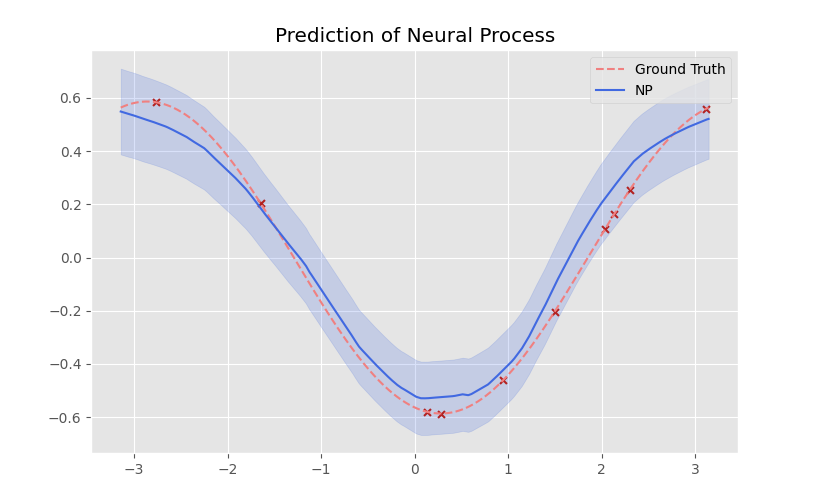
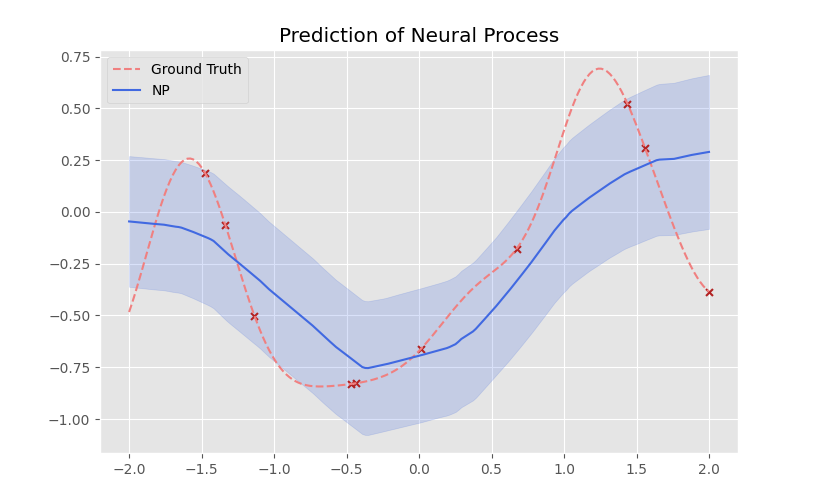
Before and after one commit to dbsxodud-11/np_variants, a Jupyter notebook: notebooks/np.ipynb, the cells around one changed output. Drawn from its saved outputs; the diff is of its cells as text; code cells hidden in the pictures.

Commit message:
function changed & iwae loss adopted

```diff
--- a/notebooks/np.ipynb
+++ b/notebooks/np.ipynb
@@ -33,0 +19,12 @@ plt.tight_layout()
+# %%
+from data.func_generator import GPCurve
+from utils import context_target_split
+
+func_generator = GPCurve(kernel="rbf", lb=-2.0, ub=2.0, dtype=dtype, device=device)
+batch_x, batch_y = func_generator.sample_for_visualize(batch_size=10, num_samples=100)
+
+for i in range(10):
+    plt.plot(batch_x[i].cpu().detach().numpy(), batch_y[i].cpu().detach().numpy(), alpha=0.2)
+
+plt.title("Example Sample Functions")
+plt.tight_layout()
@@ -87,18 +79,18 @@ for epoch in range(num_epochs):
 # %%
-x_test, y_test, (amplitude, shift) = func.sample_data(num_tasks=1, num_samples=10)
-x_grid = torch.linspace(-math.pi, math.pi, 1000)
-y_grid = amplitude * torch.sin(x_grid - shift)
-y_pred = model(x_test.to(dtype=dtype, device=device), y_test.to(dtype=dtype, device=device), x_grid.view(1, 1000, 1).to(dtype=dtype, device=device))
+x_test, y_test = func_generator.sample_for_visualize(batch_size=1, num_samples=200)
+x_context, y_context, _, _ = context_target_split(x_test, y_test, num_context=10, num_extra_target=0)
 
-plt.scatter(x_test.detach().numpy().flatten(), y_test.detach().numpy().flatten(), marker="x", s=25, color="firebrick", zorder=2)
-plt.plot(x_grid.detach().numpy(), y_grid.detach().numpy(), linestyle="--", color="lightcoral", label="Ground Truth")
+y_pred = model(x_context, y_context, x_test)
 
-plt.plot(x_grid.detach().numpy(), y_pred.loc.cpu().detach().numpy().flatten(), color="royalblue", label="NP")
-plt.fill_between(x_grid.detach().numpy(), y_pred.loc.cpu().detach().numpy().flatten() - y_pred.scale.cpu().detach().numpy().flatten(),
-                                          y_pred.loc.cpu().detach().numpy().flatten() + y_pred.scale.cpu().detach().numpy().flatten(), color="royalblue", alpha=0.2)
+plt.scatter(x_context.cpu().detach().numpy().flatten(), y_context.cpu().detach().numpy().flatten(), marker="x", s=25, color="firebrick", zorder=2)
+plt.plot(x_test.cpu().detach().numpy().flatten(), y_test.cpu().detach().numpy().flatten(), linestyle="--", color="lightcoral", label="Ground Truth")
+
+plt.plot(x_test.cpu().detach().numpy().flatten(), y_pred.loc.cpu().detach().numpy().flatten(), color="royalblue", label="NP")
+plt.fill_between(x_test.cpu().detach().numpy().flatten(), y_pred.loc.cpu().detach().numpy().flatten() - y_pred.scale.cpu().detach().numpy().flatten(),
+                                                          y_pred.loc.cpu().detach().numpy().flatten() + y_pred.scale.cpu().detach().numpy().flatten(), color="royalblue", alpha=0.2)
 
 plt.title("Prediction of Neural Process")
 plt.legend()
 plt.tight_layout()
 # %% [output]
-[figure, old version]
+[figure, new version]
```
Also changed, not shown: parts of 7 cells of this notebook, 6 other files.
